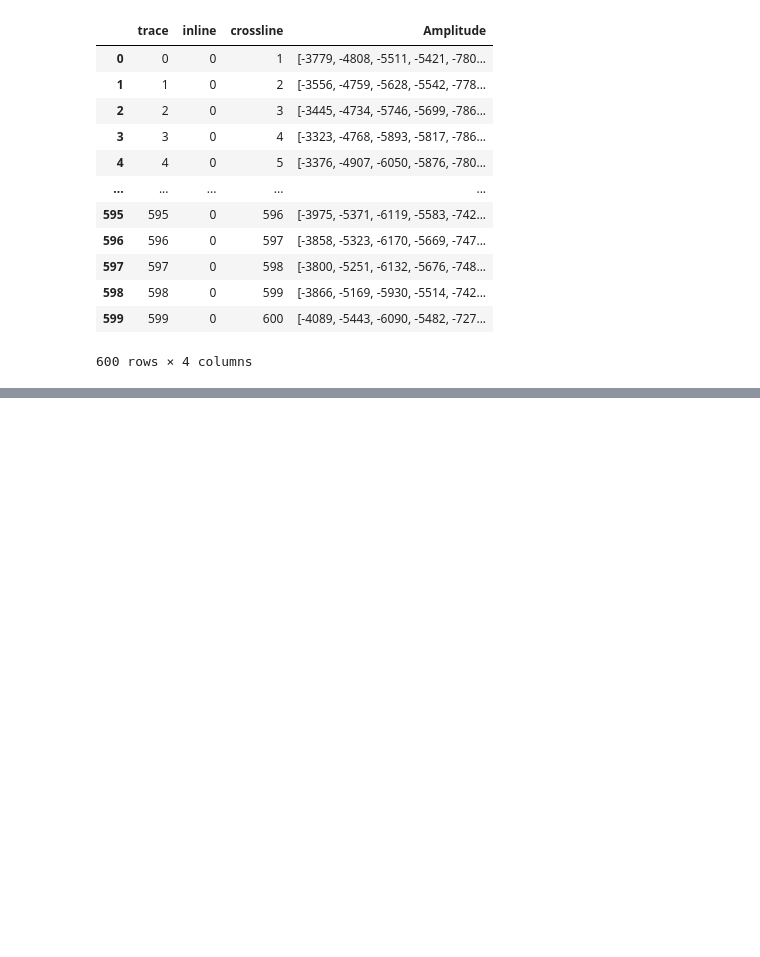
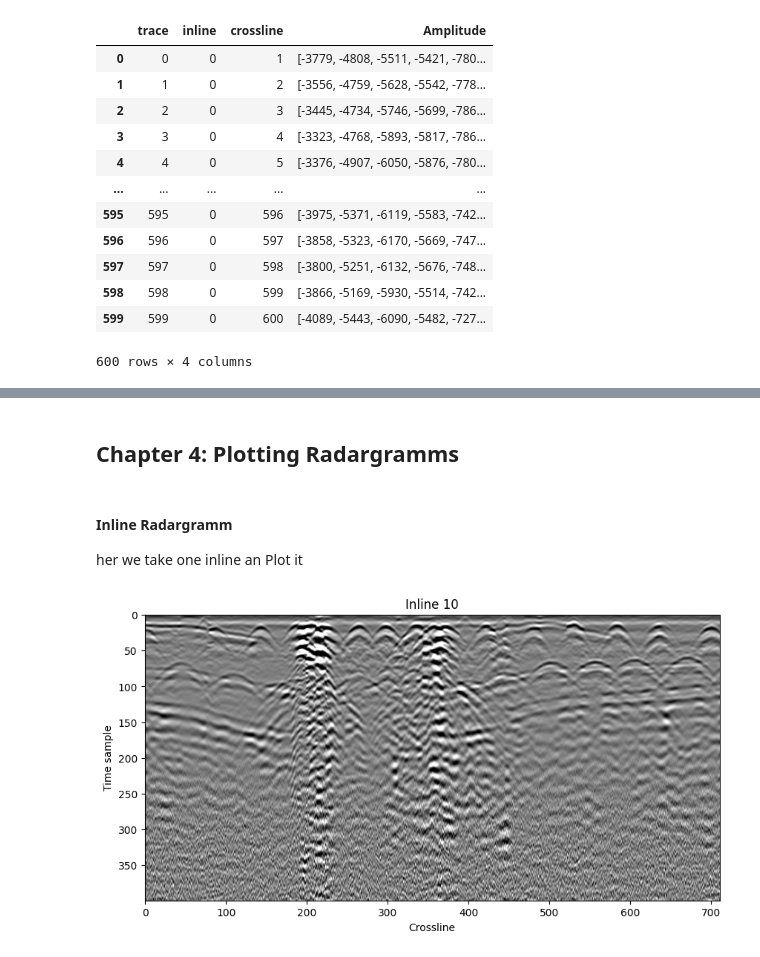
Before and after one commit to jogi96/PAINDGPR, a Jupyter notebook: Notebooks/Testing Python Import tools for sgy.ipynb, the cells around one changed output, grey strips where cells are left out. Drawn from its saved outputs; the diff is of its cells as text; code cells hidden in the pictures; blank space fills up the shorter version.

Commit message:
added to testing import tools radargramms and testing if Data is 3d

```diff
--- a/Notebooks/Testing Python Import tools for sgy.ipynb
+++ b/Notebooks/Testing Python Import tools for sgy.ipynb
@@ -213,0 +274,26 @@ plt.show()
+# %%
+## Testing if Data is 3D , Pseudo 3D, or 2d
+
+#extracting unique inlines and crosslines
+inlines = df["inline"].unique()
+crosslines = df["crossline"].unique()
+traces = df["trace"].unique()
+
+#checking if data is 2D
+is_2d = (len(inlines) == 1) or (len(crosslines) == 1)
+
+
+
+#creating a pivot table
+pivot = df.pivot_table(index="inline", columns="crossline", aggfunc="size", fill_value=0)
+
+if is_2d:
+    data_type = "2D"
+elif len(traces) == len(crosslines):
+    data_type = "Pseudo 3D"
+else:
+    data_type = "3D"
+
+print(f"traces: {len(traces)} | number of inlines: {len(inlines)} | number of crosslines: {len(crosslines)}| data type: {data_type}")
+print("----------------------------------- Pivot Table ----------------------------------------------------")
+pivot
@@ -213,0 +340,24 @@ plt.show()
+# %% [markdown]
+## Chapter 4: Plotting Radargramms
+# %% [markdown]
+#### Inline Radargramm
+her we take one inline an Plot it
+# %%
+import numpy as np
+import matplotlib.pyplot as plt
+
+def plot_inline(df, inline_nr):
+    sub = df[df["inline"] == inline_nr].sort_values("crossline")
+    traces = np.vstack(sub["Amplitude"].values)  # shape: n_traces × n_samples
+    img = traces.T  # transponiert für imshow: samples = y-Achse
+
+    plt.figure(figsize=(10, 5))
+    plt.imshow(img, cmap="gray", aspect="auto", origin="upper")
+    plt.title(f"Inline {inline_nr}")
+    plt.xlabel("Crossline")
+    plt.ylabel("Time sample")
+    plt.show()
+
+plot_inline(df, 10)
+# %% [output]
+[figure, added]
```
Also changed, not shown: parts of 19 cells of this notebook.
